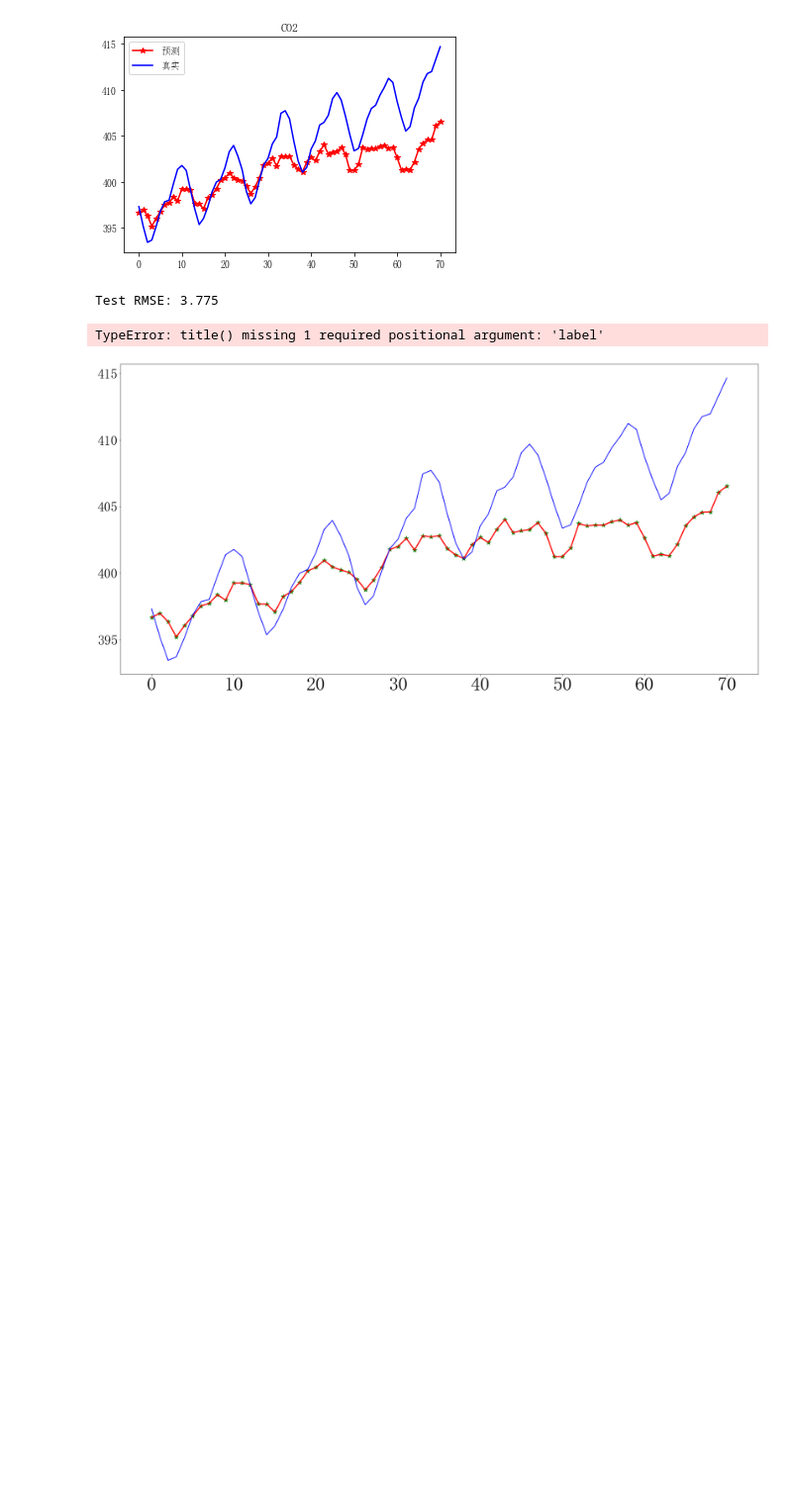
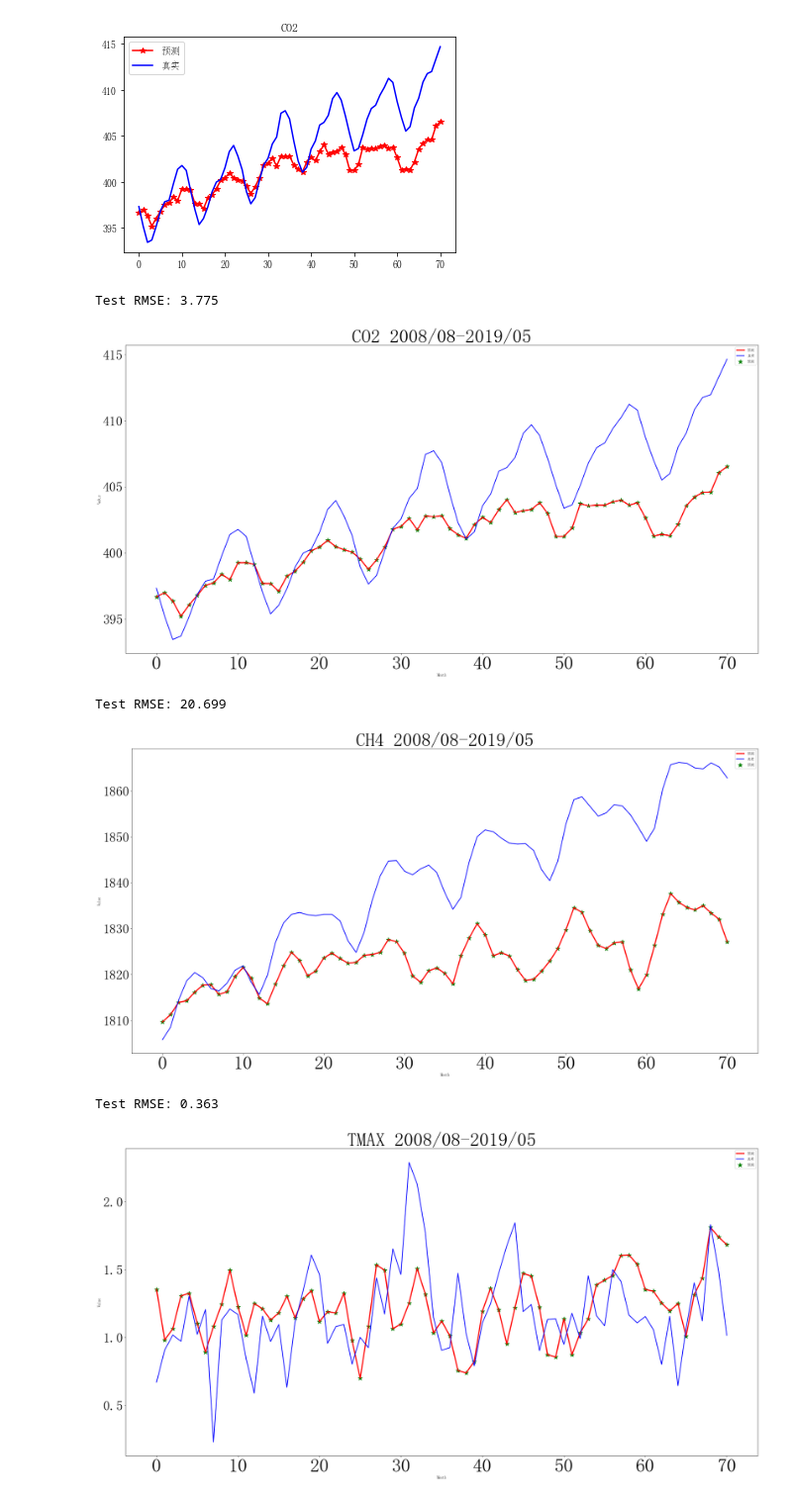
Before and after one commit to WPKENAN/shumo, a Jupyter notebook: pro2/多周期.ipynb, the cells around one changed output. Shown at 99% size. Cells and saved outputs as stored; diff of their text form; code cells hidden in the pictures; blank space fills up the shorter version.

```diff
--- a/pro2/多周期.ipynb
+++ b/pro2/多周期.ipynb
@@ -260,33 +260,37 @@ plt.show()
 # %%
 # 绘制历史数据和预测数据图
 mpl.rcParams['font.sans-serif'] = ['FangSong']  # 指定默认字体
 mpl.rcParams['axes.unicode_minus'] = False  # 解决保存图像是负号'-'显示为方块的问题
 
 x=np.zeros((len(inv_yhat[:,0]),1))
 for i in range(len(x)):
     x[i]=i
 
 
 for i in groups:
     rmse = sqrt(mean_squared_error(inv_yhat[:,i-1], inv_y[:,i-1]))
     print('Test RMSE: %.3f' % rmse)
 
     fig= pyplot.figure(figsize = (30,15))
     plt.plot(inv_yhat[:,i-1],label='预测',c='r',linestyle='-',linewidth=3)
     plt.scatter(x,inv_yhat[:,i-1],label='预测',c='g',marker='*',s=150)
     plt.plot(inv_y[:,i-1],label="真实",c='b',linewidth=2,ms=5)
+
     plt.xticks(fontsize=50)
     plt.yticks(fontsize=35)
-    plt.title(fontdict=50)
+#     plt.title(fontsize=50)
     plt.legend()
-    plt.title('{} 2008/08-2019/05'.format(dataset.columns[i]))
+    plt.title('{} 2008/08-2019/05'.format(dataset.columns[i]),fontsize=50)
     plt.xlabel("Month")
     plt.ylabel("Value")
     plt.savefig('{}verify.png'.format(dataset.columns[i]))
 
     plt.show()
     # 计算RMSE
 # %% [output]
 Test RMSE: 3.775
+[figure, new version]
-TypeError: title() missing 1 required positional argument: 'label'
+Test RMSE: 20.699
-[figure, old version]
+[figure, added]
+Test RMSE: 0.363
+[figure, added]
```
Also changed, not shown: parts of 2 cells of this notebook, 12 other files.
